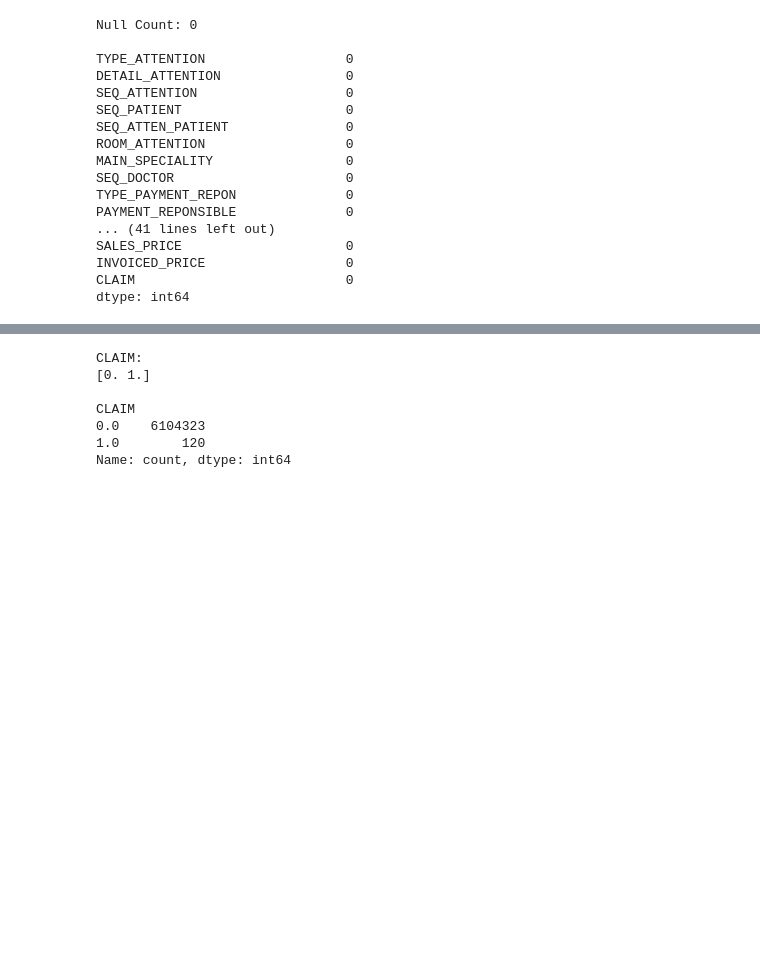
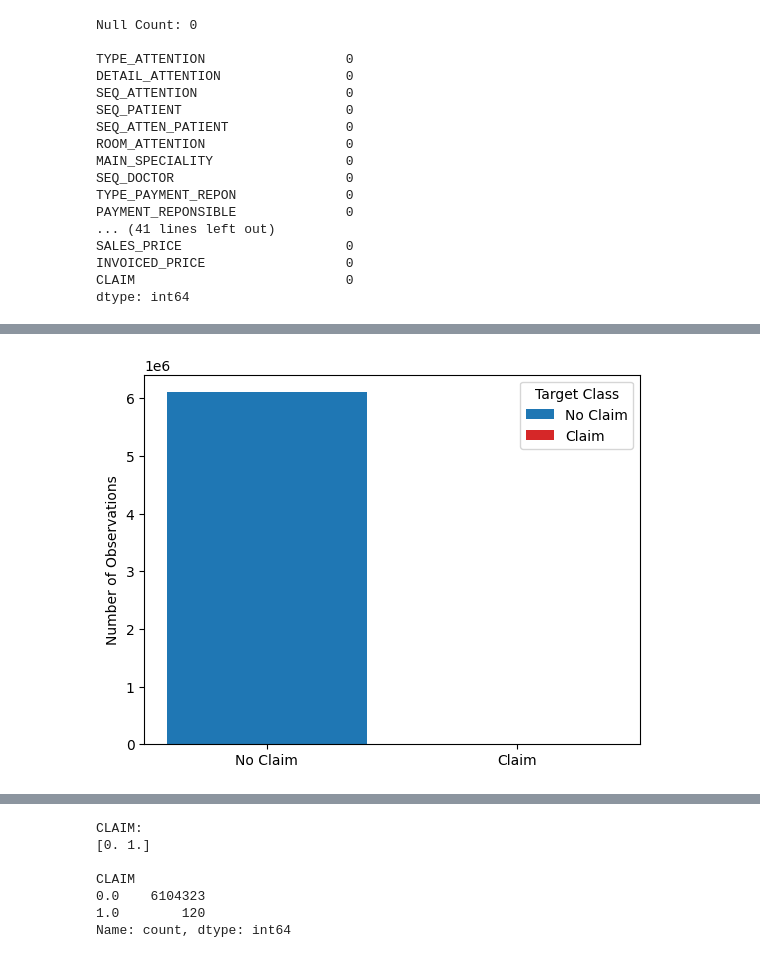
Before and after one commit to jacquito0925/audimed_tfm, a Jupyter notebook: EDA_Data_Claims.ipynb, the cells around one changed output, grey strips where cells are left out. Cells and saved outputs as stored; diff of their text form; code cells hidden in the pictures; blank space fills up the shorter version.

```diff
--- a/EDA_Data_Claims.ipynb
+++ b/EDA_Data_Claims.ipynb
@@ -148,0 +154,13 @@ sns.histplot(data=df, x=target)
+# %%
+fig, ax = plt.subplots()
+labels = ['No Claim', 'Claim']
+counts = pd.value_counts(df[target], sort = True)
+bar_labels = ['No Claim', 'Claim']
+bar_colors = ['tab:blue', 'tab:red']
+ax.bar(labels, counts, label=bar_labels, color=bar_colors)
+ax.set_ylabel('Number of Observations')
+#ax.set_title('Fruit supply by kind and color')
+ax.legend(title='Target Class')
+plt.show()
+# %% [output]
+[figure, added]
```
Also changed, not shown: parts of 4 cells of this notebook.
